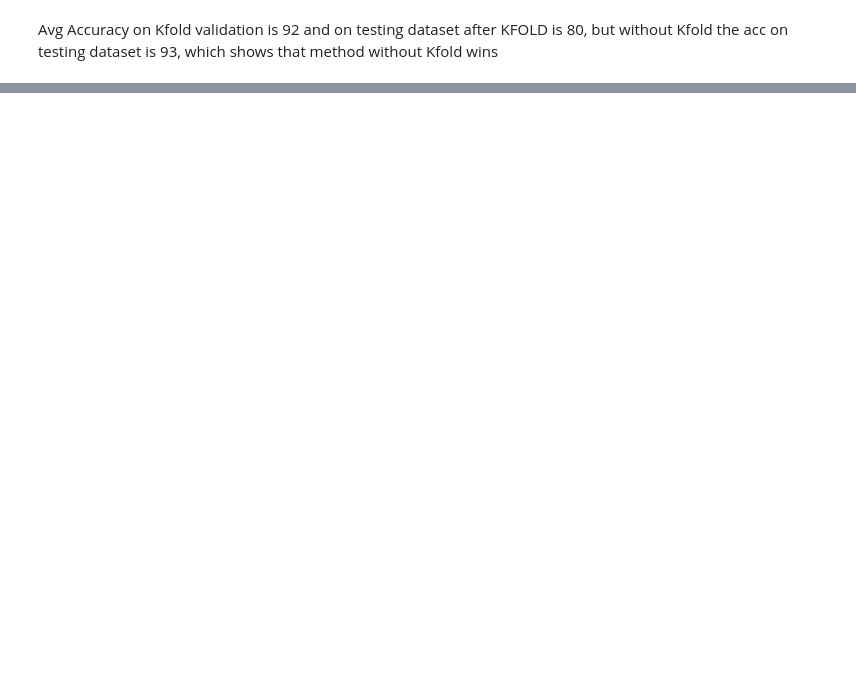
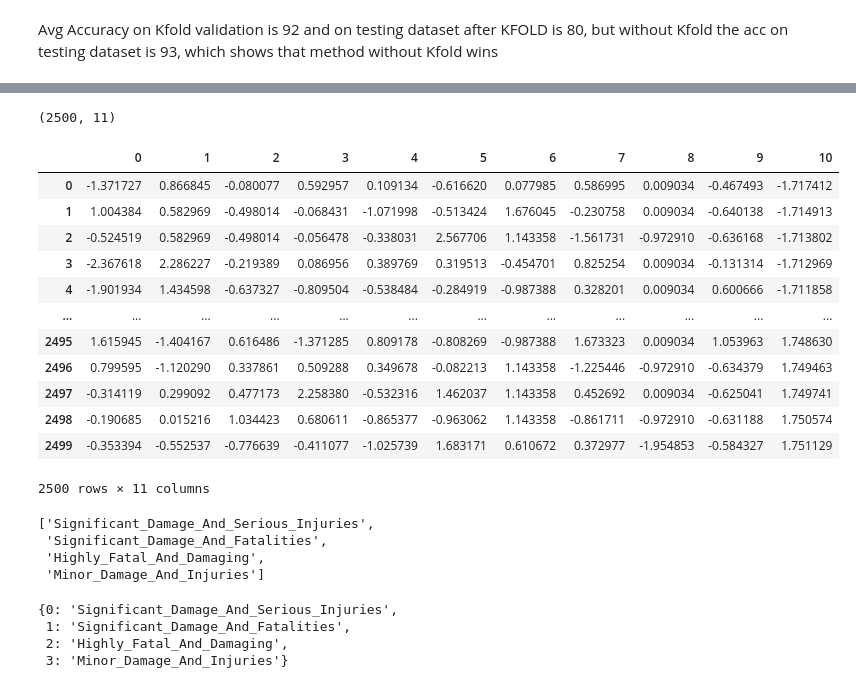
Before and after one commit to muhammad-usman147/HackhaThon-Flight-Incident, a Jupyter notebook: Untitled.ipynb, the cells around one changed output, grey strips where cells are left out. Drawn from its saved outputs; the diff is of its cells as text; code cells hidden in the pictures; blank space fills up the shorter version.

```diff
--- a/Untitled.ipynb
+++ b/Untitled.ipynb
@@ -231,0 +237,2 @@ model.evaluate(xtest,ytest)
+# %%
+testdata = pd.read_csv('test.csv')
@@ -231,0 +255,23 @@ model.evaluate(xtest,ytest)
+# %%
+testdata.shape
+# %% [output]
+(2500, 11)
+# %%
+st = StandardScaler()
+scaled_x_test = st.fit(testdata).fit_transform(testdata)
+# %%
+pd.DataFrame(scaled_x_test)
+# %% [output]
+|  | 0 | 1 | 2 | 3 | 4 | 5 | 6 | 7 | 8 | 9 | 10 |
+| 0 | -1.371727 | 0.866845 | -0.080077 | 0.592957 | 0.109134 | -0.616620 | 0.077985 | 0.586995 | 0.009034 | -0.467493 | -1.717412 |
+| 1 | 1.004384 | 0.582969 | -0.498014 | -0.068431 | -1.071998 | -0.513424 | 1.676045 | -0.230758 | 0.009034 | -0.640138 | -1.714913 |
+| 2 | -0.524519 | 0.582969 | -0.498014 | -0.056478 | -0.338031 | 2.567706 | 1.143358 | -1.561731 | -0.972910 | -0.636168 | -1.713802 |
+| 3 | -2.367618 | 2.286227 | -0.219389 | 0.086956 | 0.389769 | 0.319513 | -0.454701 | 0.825254 | 0.009034 | -0.131314 | -1.712969 |
+| 4 | -1.901934 | 1.434598 | -0.637327 | -0.809504 | -0.538484 | -0.284919 | -0.987388 | 0.328201 | 0.009034 | 0.600666 | -1.711858 |
+| ... | ... | ... | ... | ... | ... | ... | ... | ... | ... | ... | ... |
+| 2495 | 1.615945 | -1.404167 | 0.616486 | -1.371285 | 0.809178 | -0.808269 | -0.987388 | 1.673323 | 0.009034 | 1.053963 | 1.748630 |
+| 2496 | 0.799595 | -1.120290 | 0.337861 | 0.509288 | 0.349678 | -0.082213 | 1.143358 | -1.225446 | -0.972910 | -0.634379 | 1.749463 |
+| 2497 | -0.314119 | 0.299092 | 0.477173 | 2.258380 | -0.532316 | 1.462037 | 1.143358 | 0.452692 | 0.009034 | -0.625041 | 1.749741 |
+| 2498 | -0.190685 | 0.015216 | 1.034423 | 0.680611 | -0.865377 | -0.963062 | 1.143358 | -0.861711 | -0.972910 | -0.631188 | 1.750574 |
+| 2499 | -0.353394 | -0.552537 | -0.776639 | -0.411077 | -1.025739 | 1.683171 | 0.610672 | 0.372977 | -1.954853 | -0.584327 | 1.751129 |
+2500 rows × 11 columns
@@ -231,0 +282,7 @@ model.evaluate(xtest,ytest)
+# %%
+total_class
+# %% [output]
+['Significant_Damage_And_Serious_Injuries',
+ 'Significant_Damage_And_Fatalities',
+ 'Highly_Fatal_And_Damaging',
+ 'Minor_Damage_And_Injuries']
@@ -231,0 +293,7 @@ model.evaluate(xtest,ytest)
+# %%
+classes
+# %% [output]
+{0: 'Significant_Damage_And_Serious_Injuries',
+ 1: 'Significant_Damage_And_Fatalities',
+ 2: 'Highly_Fatal_And_Damaging',
+ 3: 'Minor_Damage_And_Injuries'}
```
Also changed, not shown: parts of 15 cells of this notebook, 2 other files.
